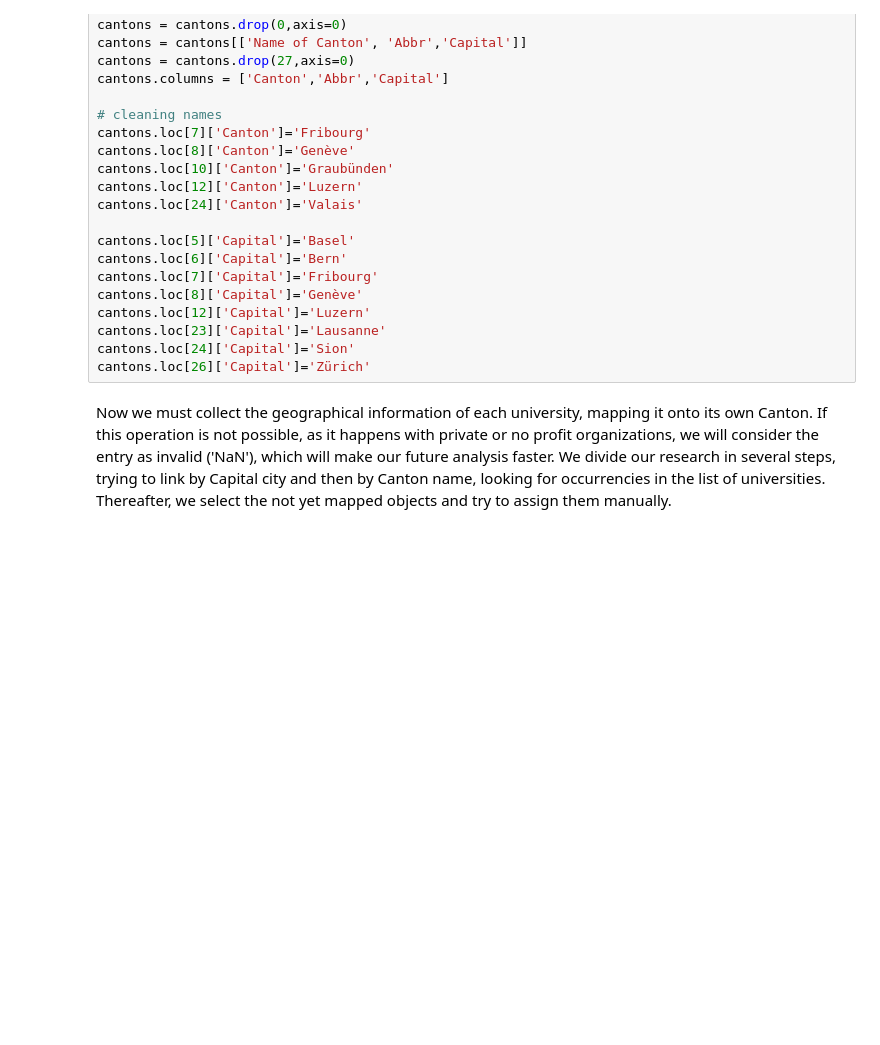
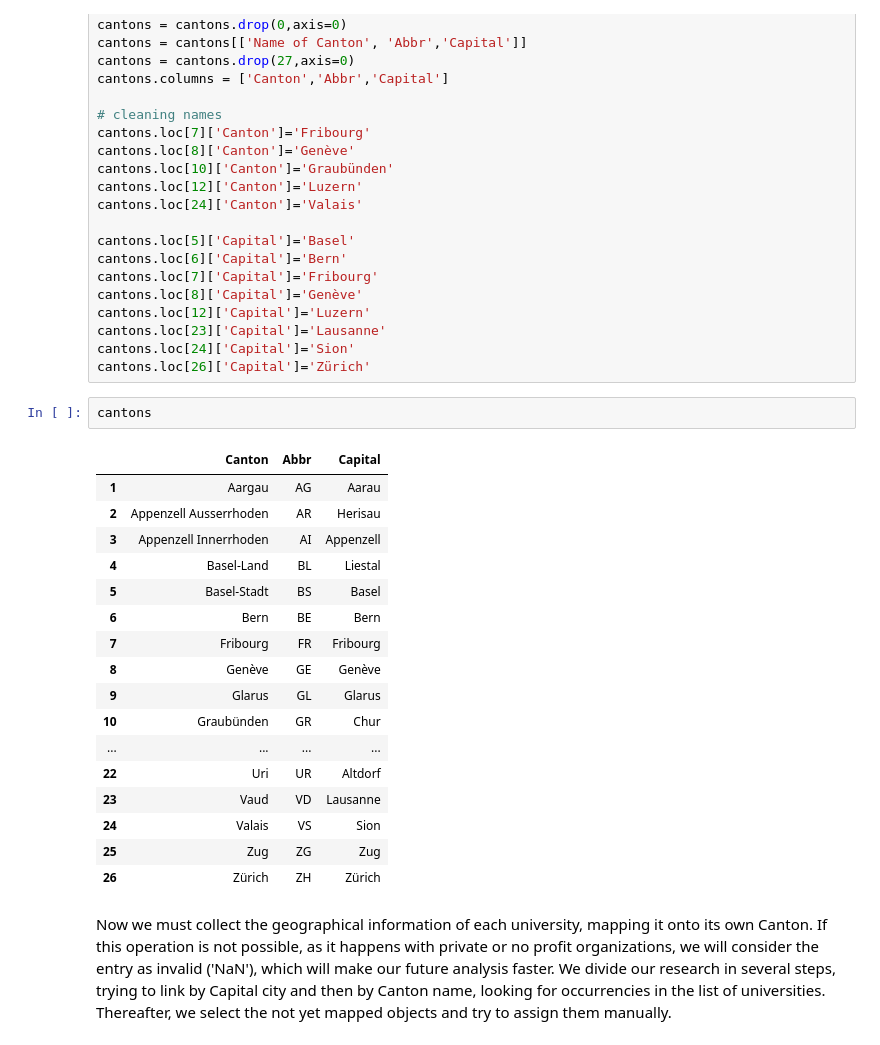
Before and after one commit to Bondzio/ADA_hw2016, a Jupyter notebook: 03 - Interactive Viz/InteractiveVisualization.ipynb, the cells around one changed output. Drawn from its saved outputs; the diff is of its cells as text; blank space fills up the shorter version.

```diff
--- a/03 - Interactive Viz/InteractiveVisualization.ipynb
+++ b/03 - Interactive Viz/InteractiveVisualization.ipynb
@@ -243,6 +243,26 @@ cantons.loc[12]['Capital']='Luzern'
 cantons.loc[23]['Capital']='Lausanne'
 cantons.loc[24]['Capital']='Sion'
 cantons.loc[26]['Capital']='Zürich'
+# %%
+cantons
+# %% [output]
+|  | Canton | Abbr | Capital |
+| 1 | Aargau | AG | Aarau |
+| 2 | Appenzell Ausserrhoden | AR | Herisau |
+| 3 | Appenzell Innerrhoden | AI | Appenzell |
+| 4 | Basel-Land | BL | Liestal |
+| 5 | Basel-Stadt | BS | Basel |
+| 6 | Bern | BE | Bern |
+| 7 | Fribourg | FR | Fribourg |
+| 8 | Genève | GE | Genève |
+| 9 | Glarus | GL | Glarus |
+| 10 | Graubünden | GR | Chur |
+| ... | ... | ... | ... |
+| 22 | Uri | UR | Altdorf |
+| 23 | Vaud | VD | Lausanne |
+| 24 | Valais | VS | Sion |
+| 25 | Zug | ZG | Zug |
+| 26 | Zürich | ZH | Zürich |
 # %% [markdown]
 Now we must collect the geographical information of each university, mapping it onto its own Canton. If this operation is not possible, as it happens with private or no profit organizations, we will consider the entry as invalid ('NaN'), which will make our future analysis faster. We divide our research in several steps, trying to link by Capital city and then by Canton name, looking for occurrencies in the list of universities. Thereafter, we select the not yet mapped objects and try to assign them manually.
 # %% [markdown]
```
Also changed, not shown: parts of 16 cells of this notebook.
